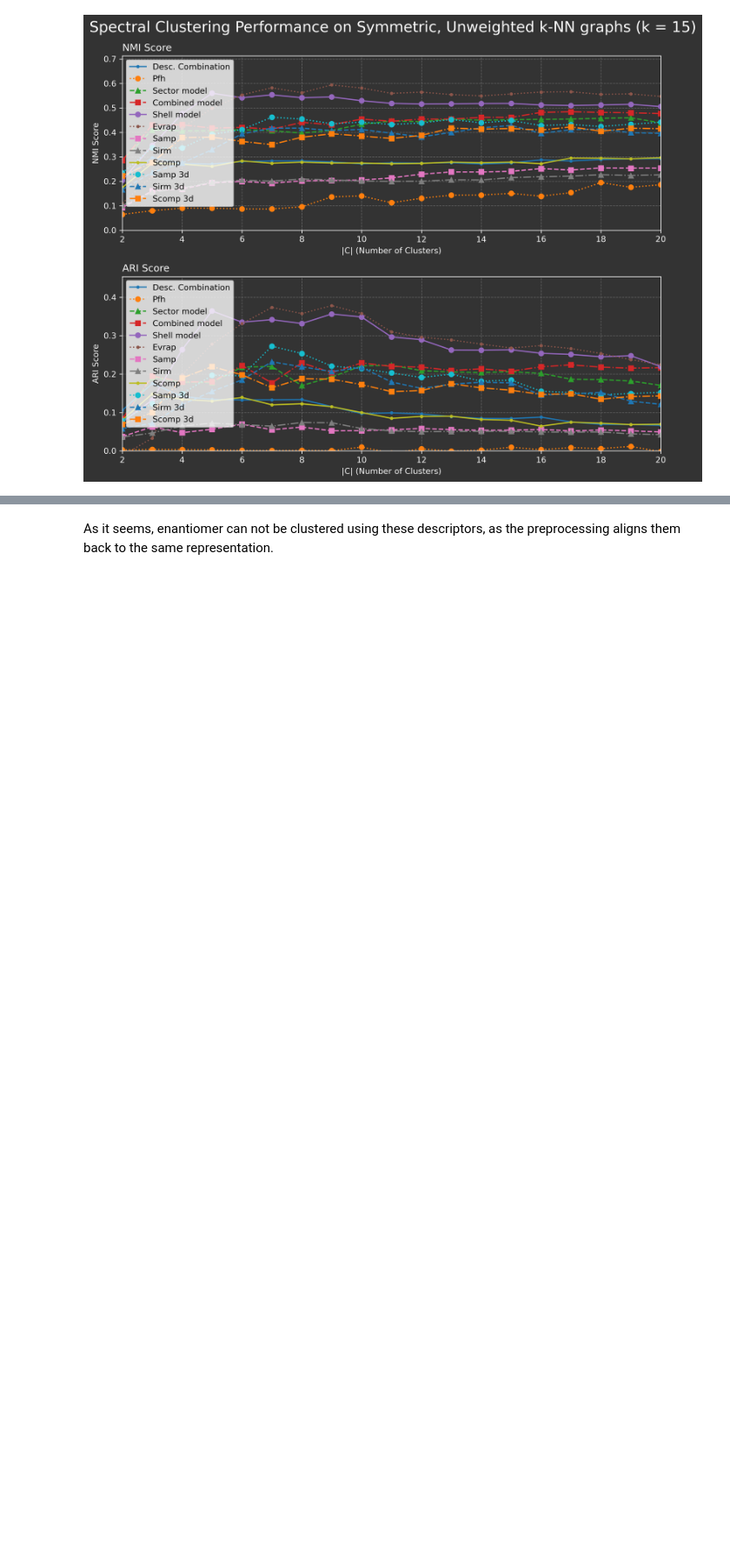
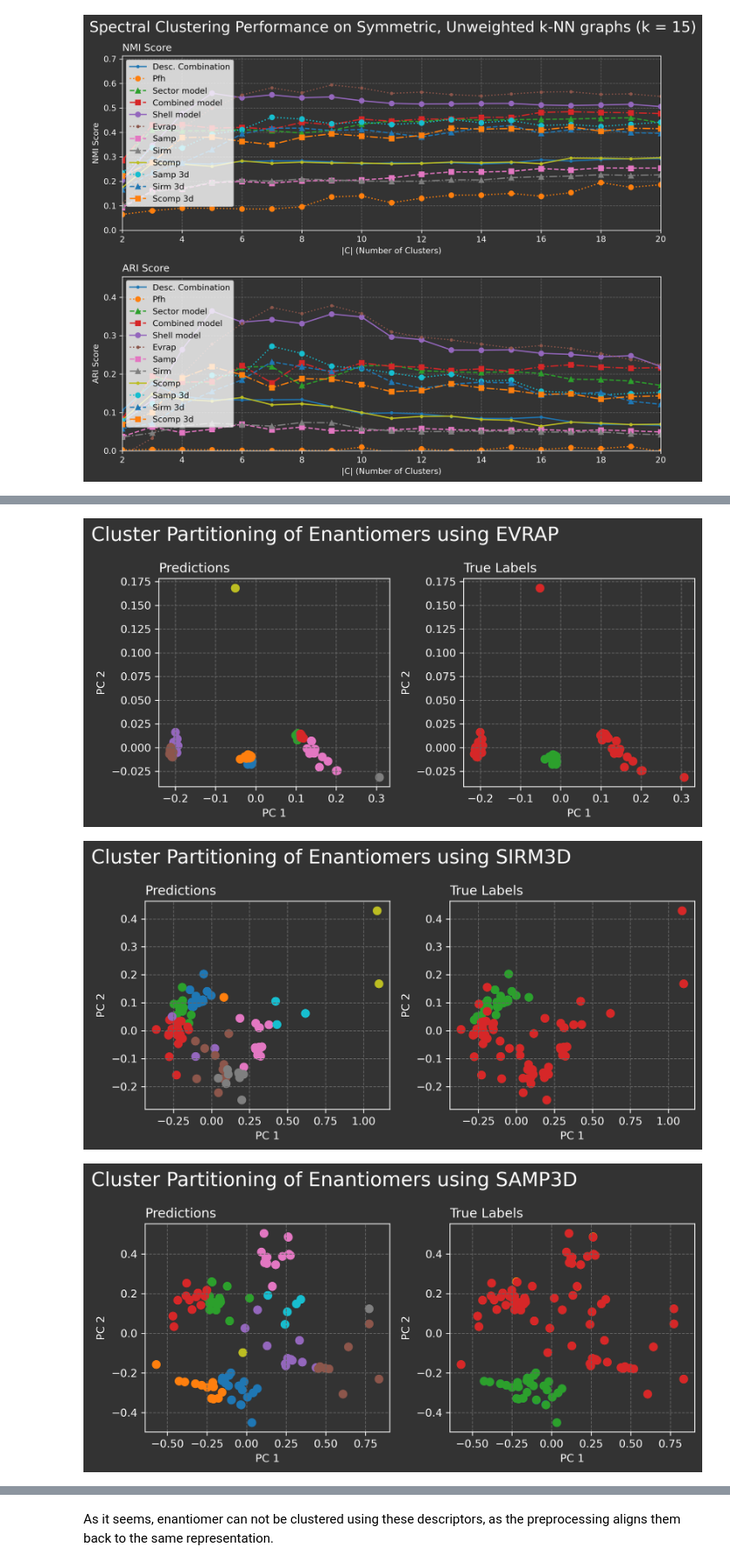
Before and after one commit to nicomu99/p1-repository, a Jupyter notebook: enantiomer.ipynb, the cells around one changed output, grey strips where cells are left out. Shown at 87% size. Drawn from its saved outputs; the diff is of its cells as text; code cells hidden in the pictures; blank space fills up the shorter version.

Commit message:
Add a second test routine to enantiomer analysis

```diff
--- a/enantiomer.ipynb
+++ b/enantiomer.ipynb
@@ -126,5 +144,5 @@ df = compute_descriptors_from_file('proteins_mirrored')
 # %%
-def create_scatterplot_2d(ax, plot_data_x, plot_data_y, plot_labels, label_x='', label_y=''):
+def create_scatterplot_2d(ax, plot_data_x, plot_data_y, plot_labels, label_x='', label_y='', ax_title=''):
     # Map classes to colors
     unique_classes = plot_labels.unique()
     colors = plt.cm.tab10(range(len(unique_classes)))
@@ -138,6 +156,9 @@ def create_scatterplot_2d(ax, plot_data_x, plot_data_y, plot_labels, label_x='',
             class_data_x, class_data_y,
             color=class_color_map[class_label], label=class_label, s=50
         )
+
+    if ax_title != '':
+        ax.set_title(ax_title, color='white', loc="left")
 
     ax.set_xlabel(label_x)
     ax.set_ylabel(label_y)
@@ -223,0 +246,6 @@ for descriptor in descriptors:
+# %%
+run_enantiomer_test(df)
+# %% [output]
+[figure, added]
+[figure, added]
+[figure, added]
```
Also changed, not shown: parts of 7 cells of this notebook.
